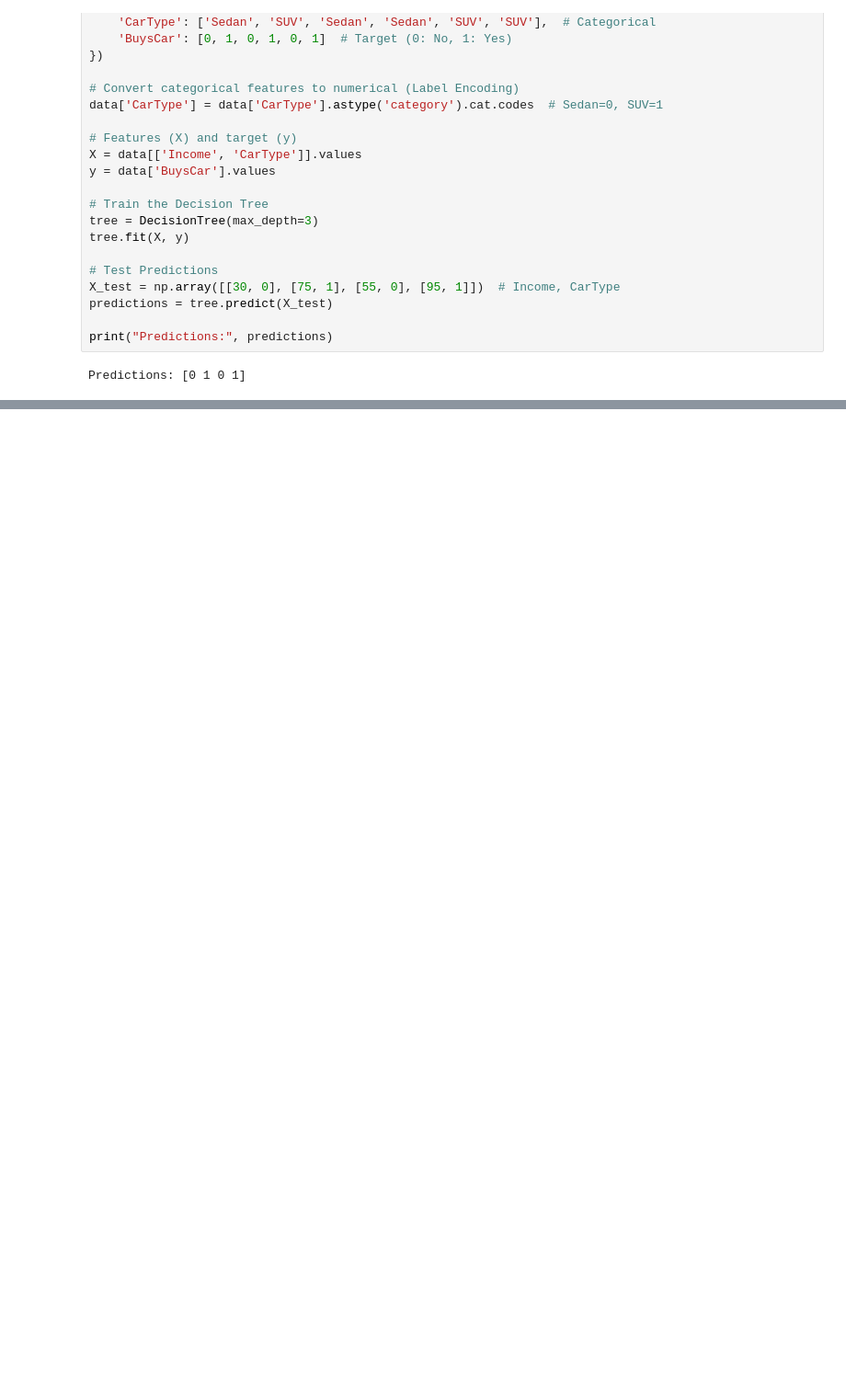
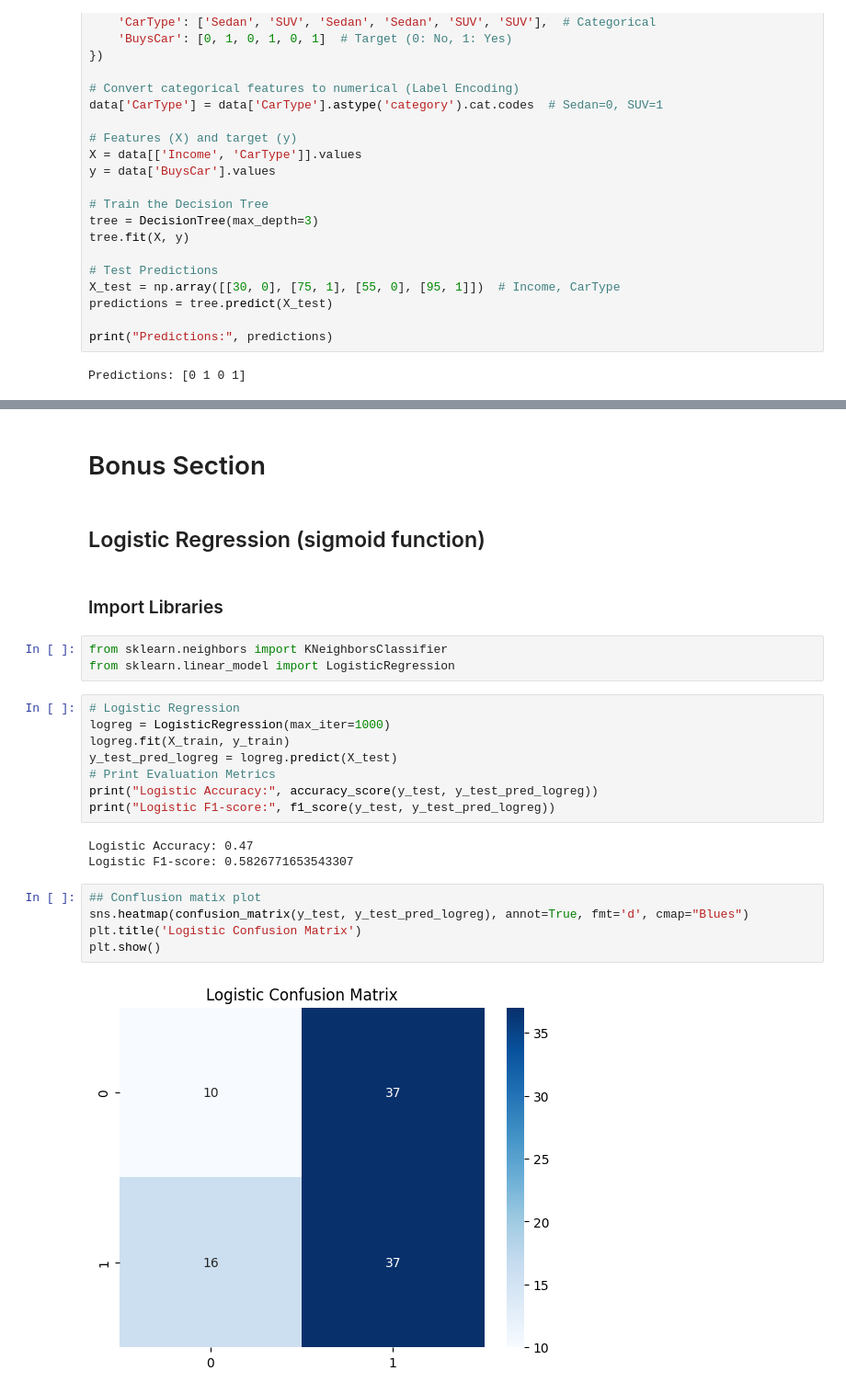
Before and after one commit to MhammedAhmmed/Heart-Failure-Classification, a Jupyter notebook: lab1.ipynb, the cells around one changed output, grey strips where cells are left out. Shown at 92% size. Drawn from its saved outputs; the diff is of its cells as text; blank space fills up the shorter version.

```diff
--- a/lab1.ipynb
+++ b/lab1.ipynb
@@ -195,0 +271,27 @@ Predictions: [0 1 0 1]
+# %% [markdown]
+# Bonus Section
+# %% [markdown]
+## Logistic Regression (sigmoid function)
+# %% [markdown]
+### Import Libraries
+# %%
+from sklearn.neighbors import KNeighborsClassifier
+from sklearn.linear_model import LogisticRegression
+# %%
+# Logistic Regression
+logreg = LogisticRegression(max_iter=1000)
+logreg.fit(X_train, y_train)
+y_test_pred_logreg = logreg.predict(X_test)
+# Print Evaluation Metrics
+print("Logistic Accuracy:", accuracy_score(y_test, y_test_pred_logreg))
+print("Logistic F1-score:", f1_score(y_test, y_test_pred_logreg))
+# %% [output]
+Logistic Accuracy: 0.47
+Logistic F1-score: 0.5826771653543307
+# %%
+## Conflusion matix plot
+sns.heatmap(confusion_matrix(y_test, y_test_pred_logreg), annot=True, fmt='d', cmap="Blues")
+plt.title('Logistic Confusion Matrix')
+plt.show()
+# %% [output]
+[figure, added]
```
Also changed, not shown: parts of 7 cells of this notebook.
